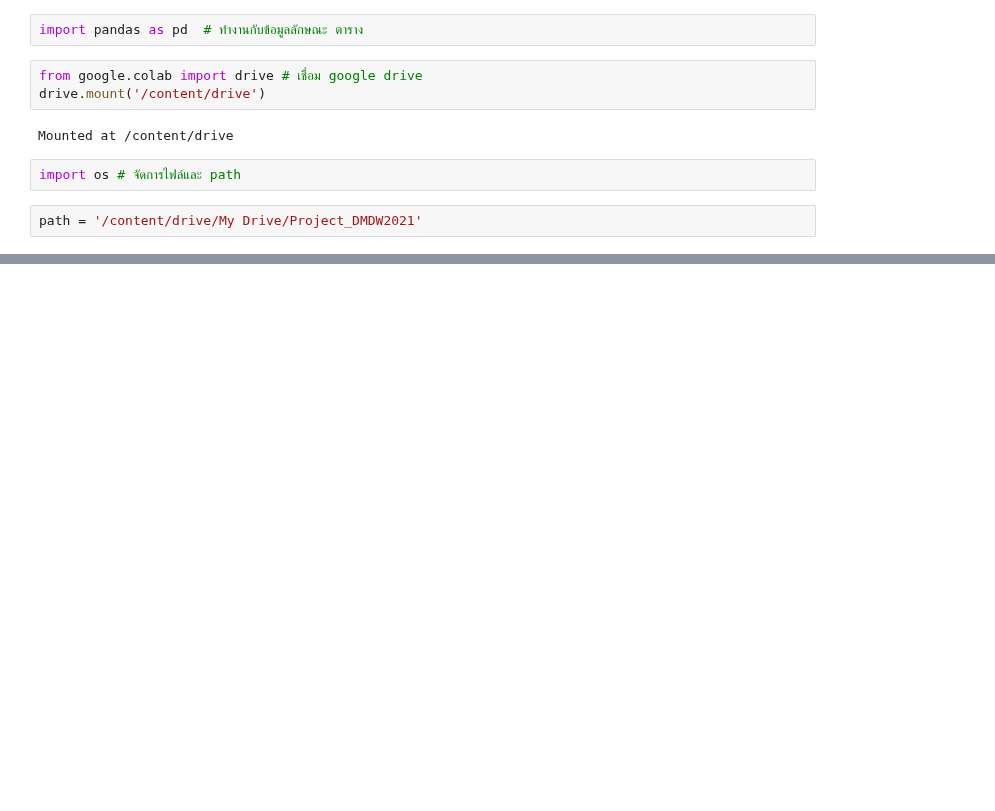
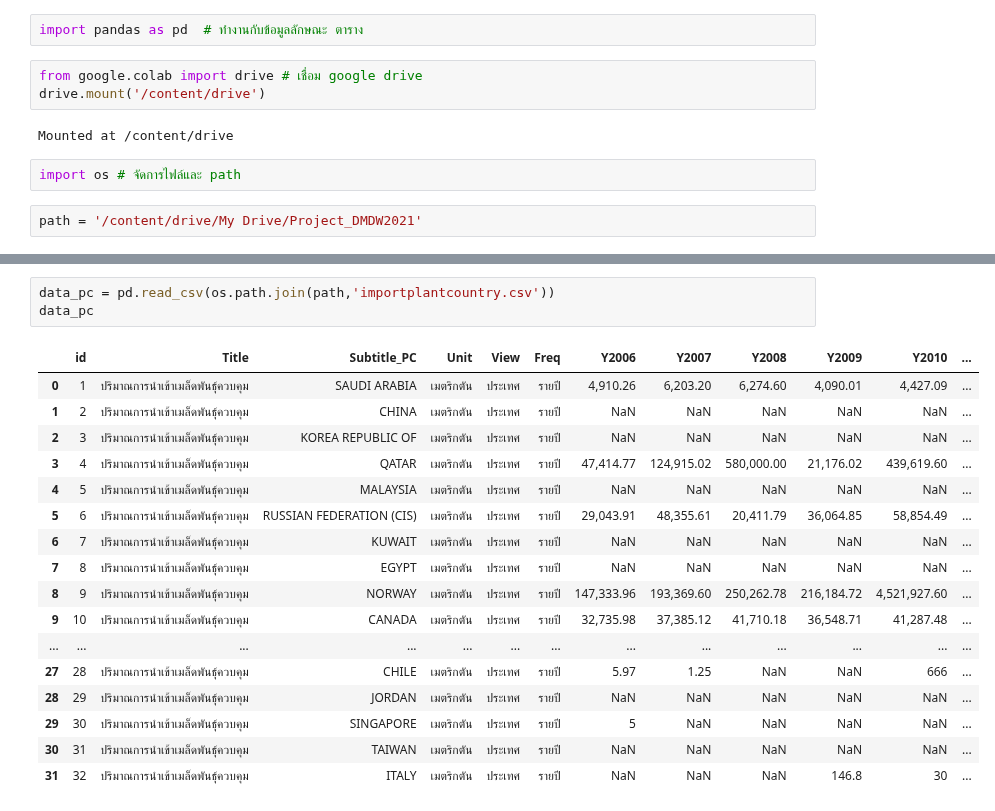
Before and after one commit to Jittiya/DWDM21, a Jupyter notebook: Project.ipynb, the cells around one changed output, grey strips where cells are left out. Cells and saved outputs as stored; diff of their text form; blank space fills up the shorter version.

```diff
--- a/Project.ipynb
+++ b/Project.ipynb
@@ -196,0 +59,21 @@ mixdata
+# %%
+data_pc = pd.read_csv(os.path.join(path,'importplantcountry.csv'))
+data_pc
+# %% [output]
+|  | id | Title | Subtitle_PC | Unit | View | Freq | Y2006 | Y2007 | Y2008 | Y2009 | Y2010 | ... |
+| 0 | 1 | ปริมาณการนำเข้าเมล็ดพันธุ์ควบคุม | SAUDI ARABIA | เมตริกตัน | ประเทศ | รายปี | 4,910.26 | 6,203.20 | 6,274.60 | 4,090.01 | 4,427.09 | ... |
+| 1 | 2 | ปริมาณการนำเข้าเมล็ดพันธุ์ควบคุม | CHINA | เมตริกตัน | ประเทศ | รายปี | NaN | NaN | NaN | NaN | NaN | ... |
+| 2 | 3 | ปริมาณการนำเข้าเมล็ดพันธุ์ควบคุม | KOREA REPUBLIC OF | เมตริกตัน | ประเทศ | รายปี | NaN | NaN | NaN | NaN | NaN | ... |
+| 3 | 4 | ปริมาณการนำเข้าเมล็ดพันธุ์ควบคุม | QATAR | เมตริกตัน | ประเทศ | รายปี | 47,414.77 | 124,915.02 | 580,000.00 | 21,176.02 | 439,619.60 | ... |
+| 4 | 5 | ปริมาณการนำเข้าเมล็ดพันธุ์ควบคุม | MALAYSIA | เมตริกตัน | ประเทศ | รายปี | NaN | NaN | NaN | NaN | NaN | ... |
+| 5 | 6 | ปริมาณการนำเข้าเมล็ดพันธุ์ควบคุม | RUSSIAN FEDERATION (CIS) | เมตริกตัน | ประเทศ | รายปี | 29,043.91 | 48,355.61 | 20,411.79 | 36,064.85 | 58,854.49 | ... |
+| 6 | 7 | ปริมาณการนำเข้าเมล็ดพันธุ์ควบคุม | KUWAIT | เมตริกตัน | ประเทศ | รายปี | NaN | NaN | NaN | NaN | NaN | ... |
+| 7 | 8 | ปริมาณการนำเข้าเมล็ดพันธุ์ควบคุม | EGYPT | เมตริกตัน | ประเทศ | รายปี | NaN | NaN | NaN | NaN | NaN | ... |
+| 8 | 9 | ปริมาณการนำเข้าเมล็ดพันธุ์ควบคุม | NORWAY | เมตริกตัน | ประเทศ | รายปี | 147,333.96 | 193,369.60 | 250,262.78 | 216,184.72 | 4,521,927.60 | ... |
+| 9 | 10 | ปริมาณการนำเข้าเมล็ดพันธุ์ควบคุม | CANADA | เมตริกตัน | ประเทศ | รายปี | 32,735.98 | 37,385.12 | 41,710.18 | 36,548.71 | 41,287.48 | ... |
+| ... | ... | ... | ... | ... | ... | ... | ... | ... | ... | ... | ... | ... |
+| 27 | 28 | ปริมาณการนำเข้าเมล็ดพันธุ์ควบคุม | CHILE | เมตริกตัน | ประเทศ | รายปี | 5.97 | 1.25 | NaN | NaN | 666 | ... |
+| 28 | 29 | ปริมาณการนำเข้าเมล็ดพันธุ์ควบคุม | JORDAN | เมตริกตัน | ประเทศ | รายปี | NaN | NaN | NaN | NaN | NaN | ... |
+| 29 | 30 | ปริมาณการนำเข้าเมล็ดพันธุ์ควบคุม | SINGAPORE | เมตริกตัน | ประเทศ | รายปี | 5 | NaN | NaN | NaN | NaN | ... |
+| 30 | 31 | ปริมาณการนำเข้าเมล็ดพันธุ์ควบคุม | TAIWAN | เมตริกตัน | ประเทศ | รายปี | NaN | NaN | NaN | NaN | NaN | ... |
+| 31 | 32 | ปริมาณการนำเข้าเมล็ดพันธุ์ควบคุม | ITALY | เมตริกตัน | ประเทศ | รายปี | NaN | NaN | NaN | 146.8 | 30 | ... |
```
Also changed, not shown: parts of 40 cells of this notebook.
